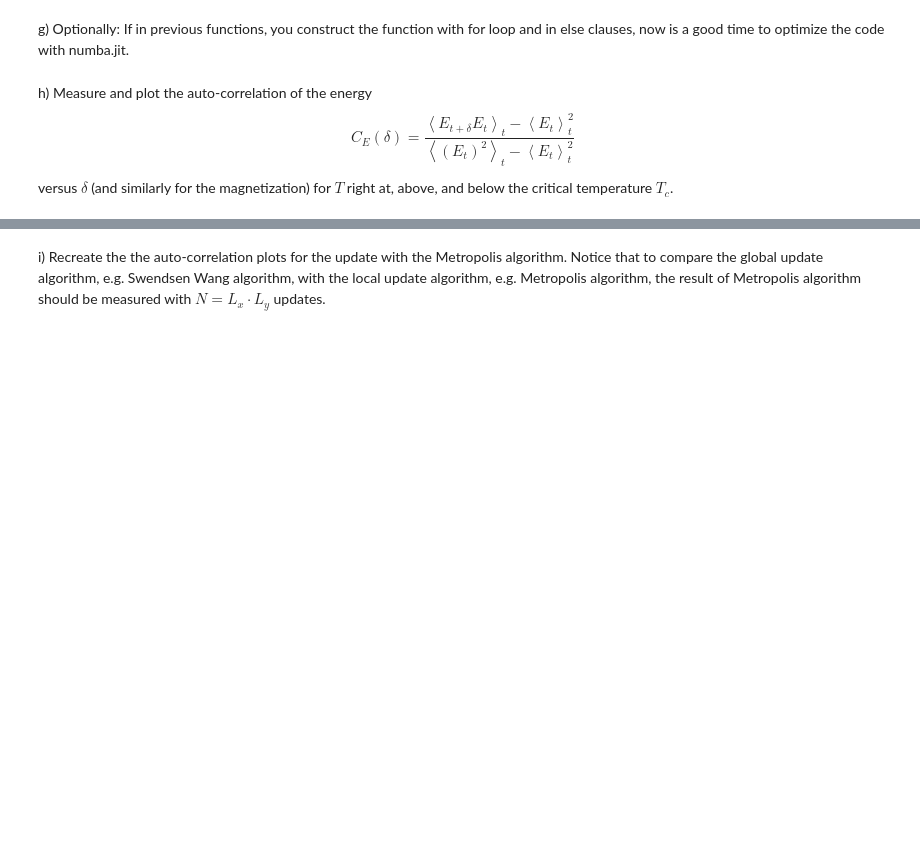
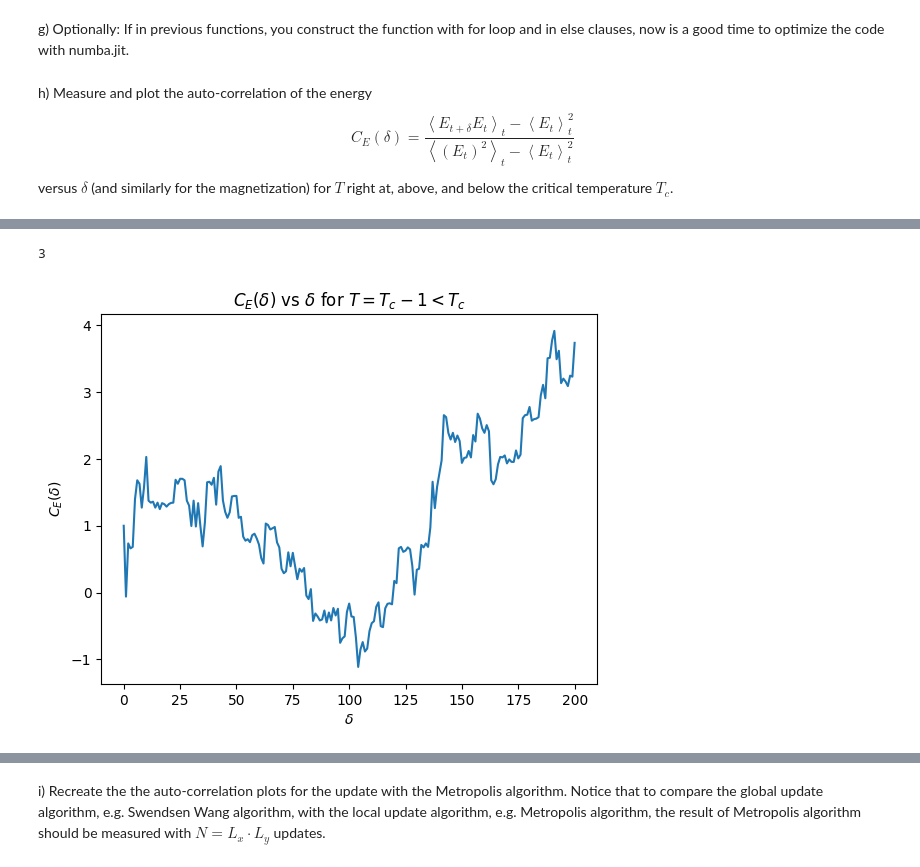
Before and after one commit to ericardomuten/TUM-PH2264, a Jupyter notebook: 1_classical_montecarlo/hw2_sub.ipynb, the cells around one changed output, grey strips where cells are left out. Drawn from its saved outputs; the diff is of its cells as text; code cells hidden in the pictures; blank space fills up the shorter version.

```diff
--- a/1_classical_montecarlo/hw2_sub.ipynb
+++ b/1_classical_montecarlo/hw2_sub.ipynb
@@ -368,12 +447,27 @@ N_sweeps = 5000  # Number of steps for the measurements = number of steps to be
 N_eq = 1000  # Number of equilibration steps before the measurements start = wait until this much iteration first before doing the 1st measurement
 N_flips = 10  # Number of steps between measurements = after N_eq is reached, do measurement every N_flips steps
 N_bins = 10  # Number of bins use for the error analysis = do this much time and average the result to get a better estimation for the value (reducing statistical error)
-T = 2.5
+Tc = 2. / np.log(1. + np.sqrt(2)) # temperature where the critical point happens, around 2.27
+T_range = [Tc-1, Tc, Tc+1]
 
 spin_config = np.random.randint(2, size=Lx*Ly)*2-1
 bond_indices = create_bond_indices(Lx,Ly)
 
-auto_correlation = []
+# do iteration for every temperature chosen
+Es_ave_list = []
+for T in T_range:
+    # for every temperature, do the loop for N_bins times and calculate the average
+    Es_list_bin = []
+    for k in range(N_bins):
+            # do the Swendsen-Wang algo, get the system energy & magnetization from every measurement
+            spin_config, Es, _ = swendsen_wang_loop(spin_config, bond_indices, T, Lx, Ly, N_sweeps, N_eq, N_flips)
 
+            # collect all the measurement
+            Es_list_bin += [Es]
 
-spin_config, Es, Ms = swendsen_wang_loop(spin_config, bond_indices, T, Lx, Ly, N_sweeps, N_eq, N_flips)
+    # average the results from N_bins times of running for statistical reason
+    Es_ave = np.average(Es_list_bin, axis=0)
+
+    Es_ave_list += [Es_ave]
+
+    print(T, Es_ave_list[-1])
@@ -379,0 +492,19 @@ spin_config, Es, Ms = swendsen_wang_loop(spin_config, bond_indices, T, Lx, Ly, N
+# %%
+len(Es_ave_list)
+# %% [output]
+3
+# %%
+# For temperature = Tc-1 < Tc
+
+t = 300
+max_delta = Es_ave_list[0].shape[0] - t
+auto_corel_list = [auto_corel(Es_ave_list[0], t=t, delta=i) for i in range(max_delta + 1)]
+
+
+plt.plot([i for i in range(max_delta+1)], auto_corel_list)
+plt.xlabel('$δ$')
+plt.ylabel('$C_E(δ)$')
+plt.title('$C_E(δ)$ vs $δ$ for $T=T_c-1<T_c$')
+plt.show()
+# %% [output]
+[figure, added]
```
Also changed, not shown: parts of 6 cells of this notebook.
